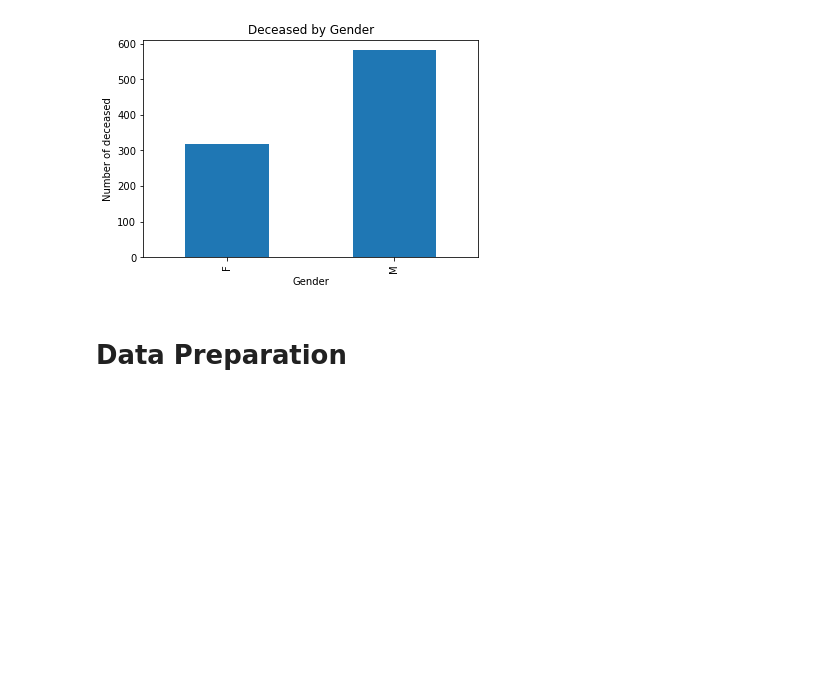
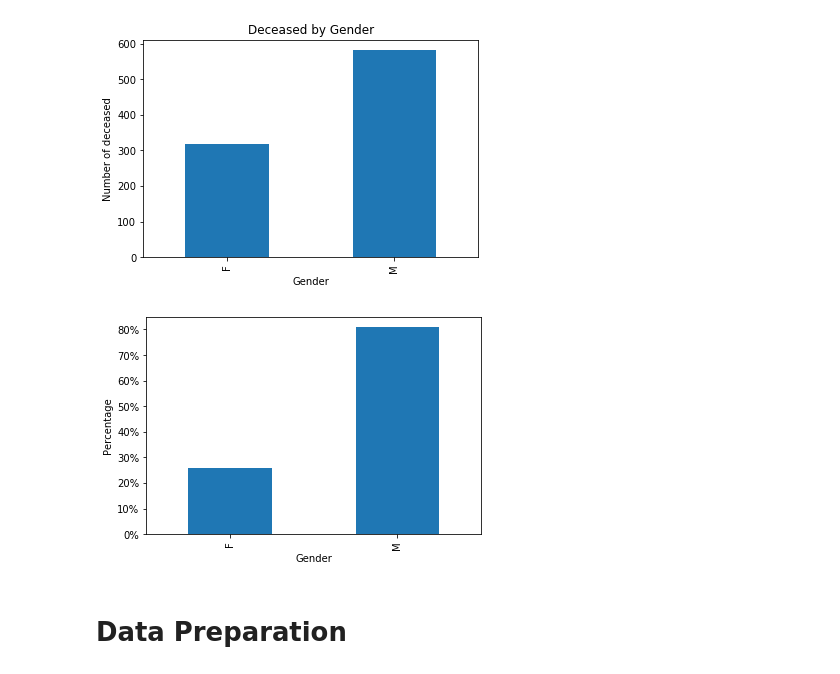
Before and after one commit to mrmachatschek/pandemic_survival_prediction, a Jupyter notebook: main.ipynb, the cells around one changed output. Saved outputs shown, nothing was run; the diff lists cells and outputs as text; code cells hidden in the pictures; blank space fills up the shorter version.

```diff
--- a/main.ipynb
+++ b/main.ipynb
@@ -147,6 +160,17 @@ ax.set_ylabel('Number of deceased')
 # %% [output]
 Text(0, 0.5, 'Number of deceased')
 [figure]
+# %%
+# Deaths by gender in percentage
+gender = df.groupby(['Gender'])['Deceased'].sum().reset_index(name="deaths")
+temp = df.groupby(['Gender'])['Gender'].count().to_list()
+gender['tot'] = temp
+gender['percentage'] = (gender['deaths']/gender['tot']*100).round(decimals=2)
+ax = gender.plot(kind='bar',x='Gender',y='percentage',legend=False)
+ax.set_ylabel("Percentage")
+ax.yaxis.set_major_formatter(mtick.PercentFormatter())
+# %% [output]
+[figure, added]
 # %% [markdown]
 # Data Preparation
 # %% [markdown]
```
Also changed, not shown: parts of 4 cells of this notebook.
